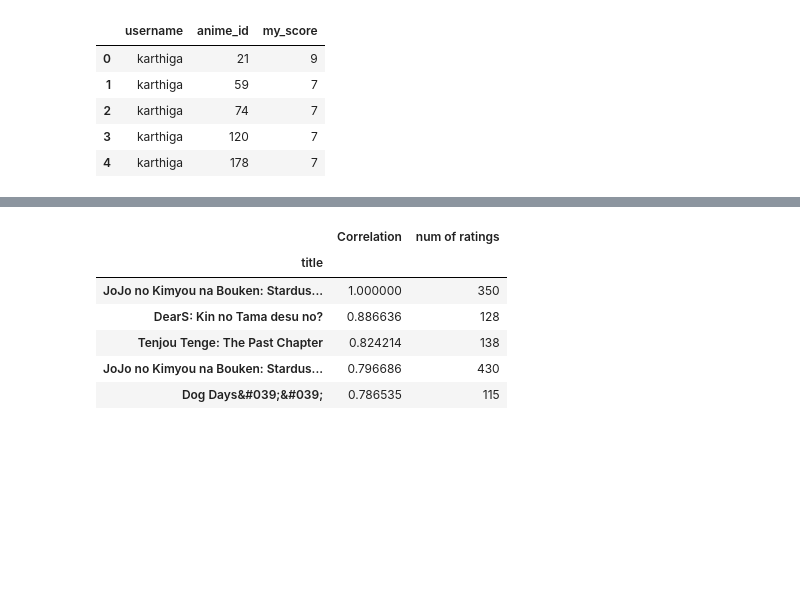
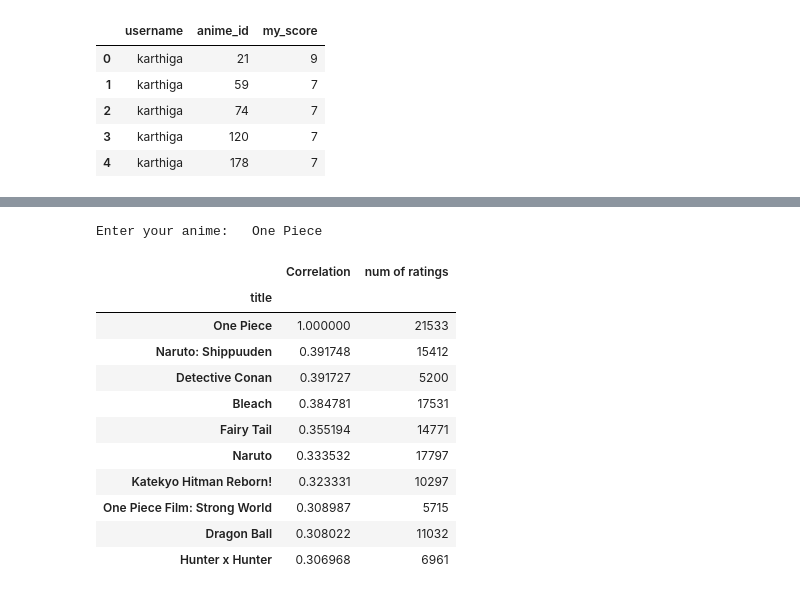
Before and after one commit to montesdeocaG/AnimeRecommendation, a Jupyter notebook: Proyecto.ipynb, the cells around one changed output, grey strips where cells are left out. Drawn from its saved outputs; the diff is of its cells as text; code cells hidden in the pictures; blank space fills up the shorter version.

Commit message:
Added input string, cleaner

```diff
--- a/Proyecto.ipynb
+++ b/Proyecto.ipynb
@@ -4,6 +6,6 @@ import pandas as pd
 # %%
 anime_titles = pd.read_csv('anime_cleaned.csv',usecols=[0,1])
-df = pd.read_csv('animelists_cleaned.csv',usecols=[0,1,5],nrows=1000000)
+df = pd.read_csv('animelists_cleaned.csv',usecols=[0,1,5],nrows=10000000)
 # %%
 anime_titles.head()
 # %% [output]
@@ -74,13 +71,23 @@ similar_to_jojo = animematrix.corrwith(jojo_user_ratings)
+# %%
+x_user_ratings = animematrix[str(input("Enter your anime:   "))]
+similar_to = animematrix.corrwith(x_user_ratings)
+# %% [output]
+Enter your anime:   One Piece
 # %%
-corr_jojo = pd.DataFrame(similar_to_jojo,columns=['Correlation'])
-corr_jojo.dropna(inplace=True)
-corr_jojo = corr_jojo.join(ratings['num of ratings'])
-corr_jojo[corr_jojo['num of ratings']>100].sort_values('Correlation',ascending=False).head()
+corr_x = pd.DataFrame(similar_to,columns=['Correlation'])
+corr_x.dropna(inplace=True)
+corr_x = corr_x.join(ratings['num of ratings'])
+corr_x[corr_x['num of ratings']>5000].sort_values('Correlation',ascending=False).head(10)
 # %% [output]
 |  | Correlation | num of ratings |
 | title |  |  |
-| JoJo no Kimyou na Bouken: Stardus... | 1.000000 | 350 |
-| DearS: Kin no Tama desu no? | 0.886636 | 128 |
-| Tenjou Tenge: The Past Chapter | 0.824214 | 138 |
-| JoJo no Kimyou na Bouken: Stardus... | 0.796686 | 430 |
-| Dog Days&#039;&#039; | 0.786535 | 115 |
+| One Piece | 1.000000 | 21533 |
+| Naruto: Shippuuden | 0.391748 | 15412 |
+| Detective Conan | 0.391727 | 5200 |
+| Bleach | 0.384781 | 17531 |
+| Fairy Tail | 0.355194 | 14771 |
+| Naruto | 0.333532 | 17797 |
+| Katekyo Hitman Reborn! | 0.323331 | 10297 |
+| One Piece Film: Strong World | 0.308987 | 5715 |
+| Dragon Ball | 0.308022 | 11032 |
+| Hunter x Hunter | 0.306968 | 6961 |
```
Also changed, not shown: parts of 8 cells of this notebook.
